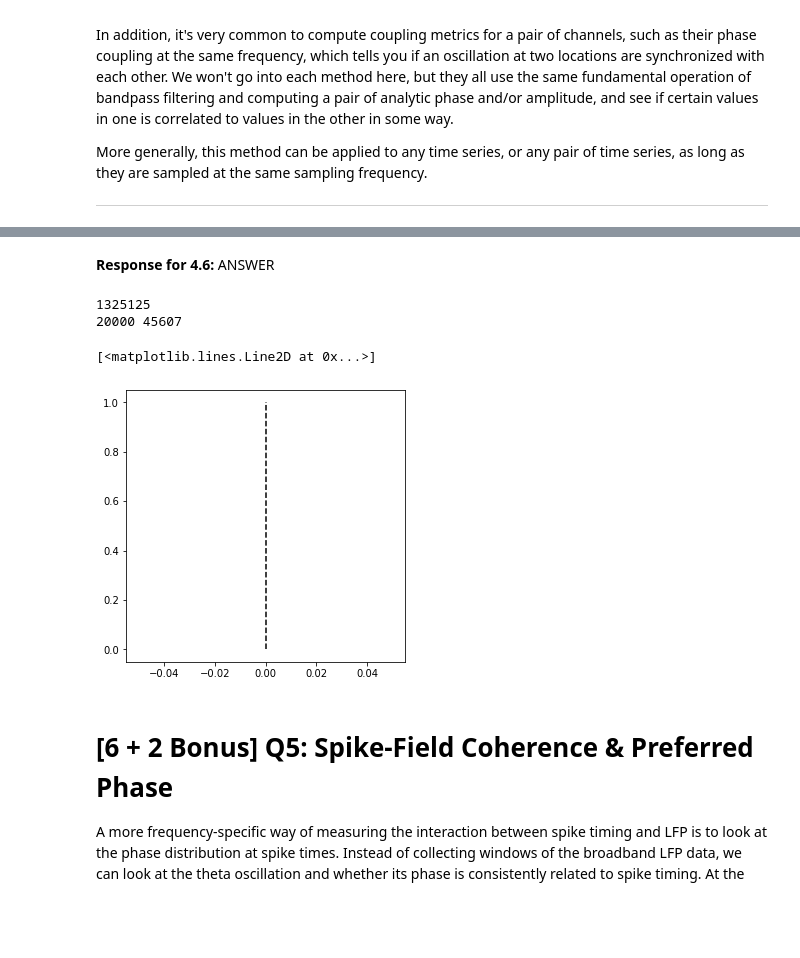
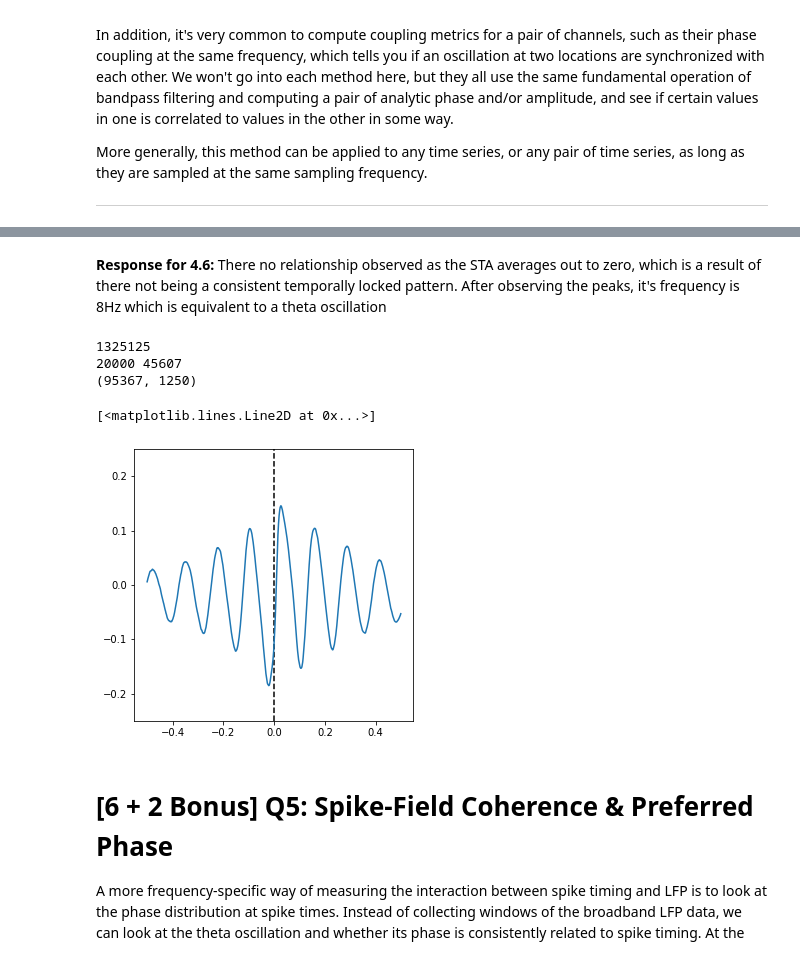
Before and after one commit to dylew898/COGS118C, a Jupyter notebook: Assignments/A4-HilbertLFPSpike.ipynb, the cells around one changed output, grey strips where cells are left out. Drawn from its saved outputs; the diff is of its cells as text; code cells hidden in the pictures; blank space fills up the shorter version.

```diff
--- a/Assignments/A4-HilbertLFPSpike.ipynb
+++ b/Assignments/A4-HilbertLFPSpike.ipynb
@@ -318,46 +313,51 @@ We can't use it directly yet, however, since those indices has a different sampl
 [1] Q4.5: Compute the spike-triggered average (STA), which is averaging `STA_windows` across the spike dimensions (rows). Plot the STA, note that the x-axis should be in units of seconds. I plot a dashed line for you denoting the trigger point at 0, which are the reference points (spikes).
 
 [1] Q4.6: Spike-triggered average is a crude way of seeing if there is a systematic relationship between the LFP and the spike times of the neuron. If they have no relationship, then the STA should average out to zero because there is no consistent temporally-locked pattern. On the other hand, if the STA is not a flat line, that implies LFP-modulated spike timing. Describe in words what your plot looks like, and what your interpretation is, in particular with respect to the theta oscillation.
-# %% [markdown]
-**Response for 4.6:** ANSWER
+# %% [markdown]
+**Response for 4.6:** There no relationship observed as the STA averages out to zero, which is a result of there not being a consistent temporally locked pattern. After observing the peaks, it's frequency is 8Hz which is equivalent to a theta oscillation
 # %%
 lfp_fs = fs # rename lfp_fs to avoid confusion
 # use the full LFP vector now
 print(len(lfp))
 
 # get spike information
 spike_fs = data['spike_fs']
 spike_indices = data['spike_indices']
 print(spike_fs, spike_indices[100])
 
 # convert spike index to spike time in seconds
 spike_times = spike_indices/spike_fs
 spike_lfp_inds = np.round(spike_times*lfp_fs)
 
 def get_windows(data, spike_lfp_inds, lfp_fs, len_pre, len_post):
     # _FILL_IN_YOUR_CODE_HERE
 
-    window =
-
-    return
+    windows = []
+    for i in spike_lfp_inds:
+        if(i/lfp_fs+len_pre >= 0) and (i/lfp_fs+len_post <= spike_lfp_inds[-1]/lfp_fs):
+            windows.append(data[int(i + len_pre*fs):int(i + len_post*fs)])
+    return np.array(windows)
 
 len_pre = -0.5
 len_post = 0.5
 
 # time vector for STA
-#t_STA = # _FILL_IN_YOUR_CODE_HERE
-#STA_windows = # _FILL_IN_YOUR_CODE_HERE
-#STA = # _FILL_IN_YOUR_CODE_HERE
-#print(STA_windows.shape)
+t_STA = np.arange(len_pre,len_post, 1/(lfp_fs))
+STA_windows = get_windows(lfp,spike_lfp_inds,lfp_fs,len_pre,len_post)
+STA = np.mean(STA_windows, axis=0)
+print(STA_windows.shape)
 
 # plot STA
 plt.figure(figsize=(5,5))
-plt.plot([0,0], plt.ylim(), 'k--')
+plt.plot([0,0], plt.ylim([-0.25,0.25]), 'k--')
+plt.plot(t_STA,STA)
+plt.xlabel('Time(s)');plt.ylabel('Voltage');
 # %% [output]
 1325125
 20000 45607
+(95367, 1250)
 [<matplotlib.lines.Line2D at 0x...>]
-[figure, old version]
+[figure, new version]
 # %% [markdown]
 # [6 + 2 Bonus] Q5: Spike-Field Coherence & Preferred Phase
 A more frequency-specific way of measuring the interaction between spike timing and LFP is to look at the phase distribution at spike times. Instead of collecting windows of the broadband LFP data, we can look at the theta oscillation and whether its phase is consistently related to spike timing. At the core of it, we are computing a histogram: at every spike time, we can look up the bandpassed signal's phase using the corresponding index in `spike_lfp_indices`, and we simply array-index all those phases and make a histogram to see if they are uniformly distributed as a function of phase. If spikes are equally likely to occur at all phases, that means the phase of that frequency has no relationship with spike timing. On the other hand, if the distribution is anything but uniform, then we can infer that spikes preferentially occur at certain phases.
```
Also changed, not shown: parts of 11 cells of this notebook.
